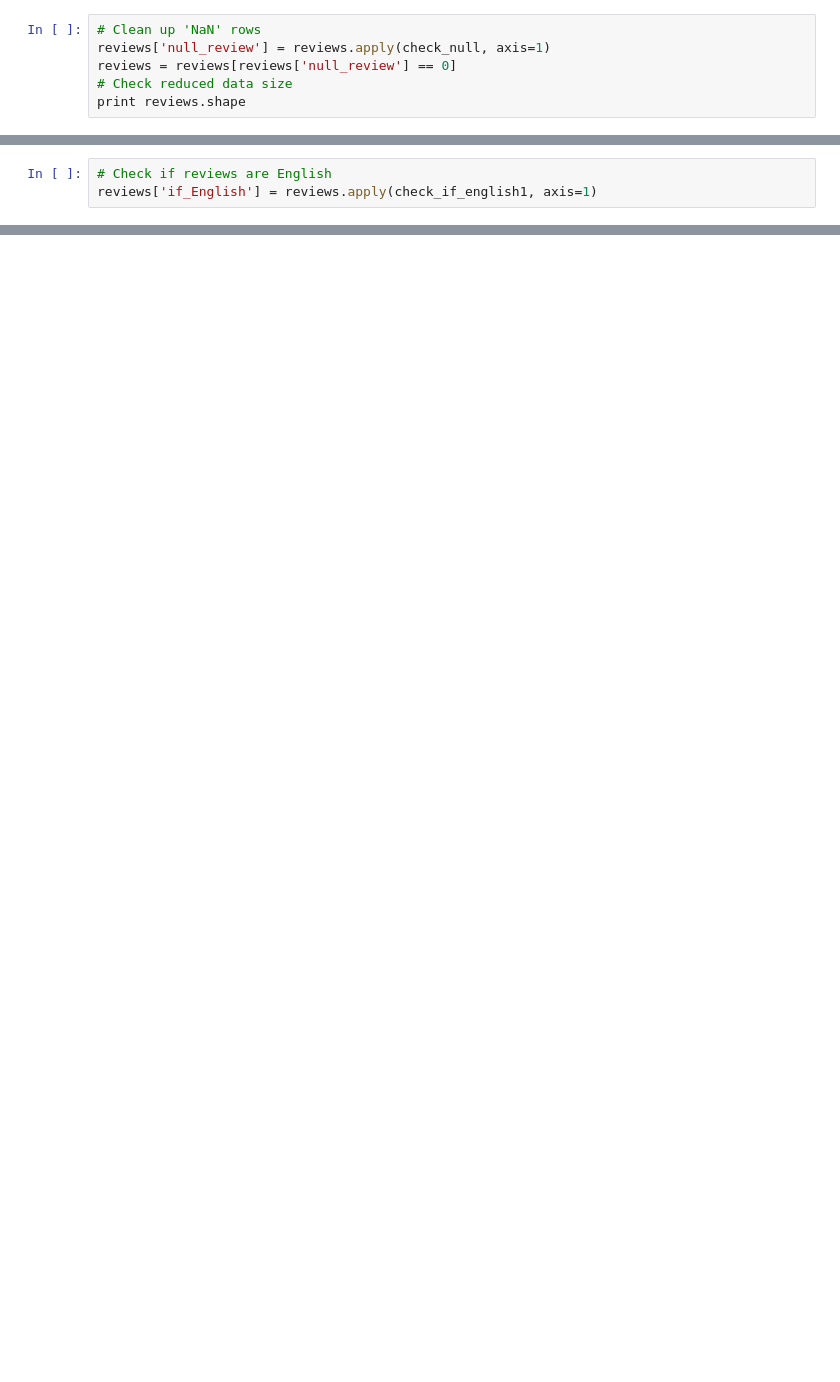
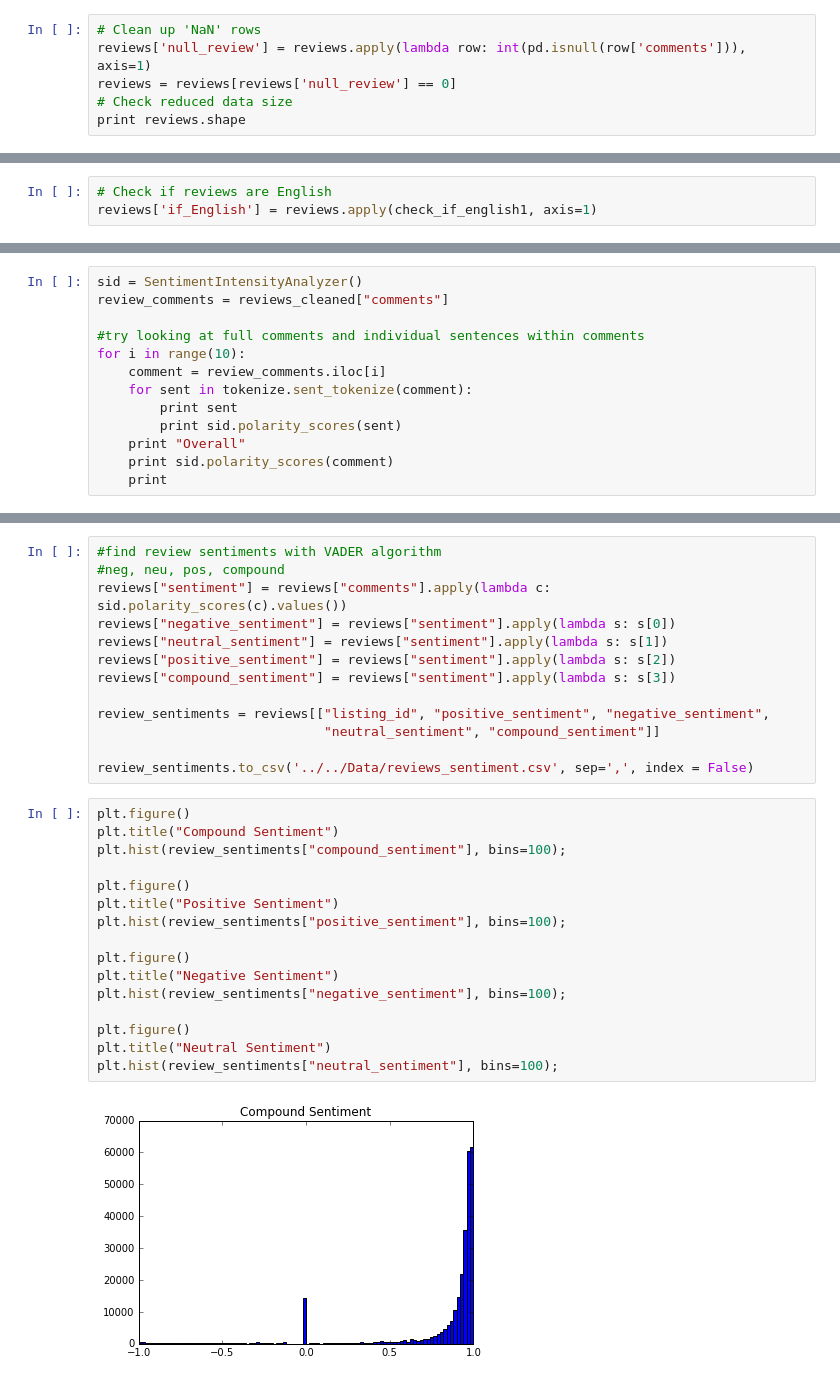
Before and after one commit to xwang146/cs109-airbnb-13, a Jupyter notebook: Code/01_load_exploration/Load_reviews.ipynb, the cells around one changed output, grey strips where cells are left out. Cells and saved outputs as stored; diff of their text form; blank space fills up the shorter version.

Commit message:
Adding nltk sentiment scores

```diff
--- a/Code/01_load_exploration/Load_reviews.ipynb
+++ b/Code/01_load_exploration/Load_reviews.ipynb
@@ -47,6 +43,6 @@ def check_null(row):
 # %%
 # Clean up 'NaN' rows
-reviews['null_review'] = reviews.apply(check_null, axis=1)
+reviews['null_review'] = reviews.apply(lambda row: int(pd.isnull(row['comments'])), axis=1)
 reviews = reviews[reviews['null_review'] == 0]
 # Check reduced data size
 print reviews.shape
@@ -103,0 +102,13 @@ reviews_cleaned.to_csv('./Data/reviews_cleaned.csv', sep=',', index = False)
+# %%
+sid = SentimentIntensityAnalyzer()
+review_comments = reviews_cleaned["comments"]
+
+#try looking at full comments and individual sentences within comments
+for i in range(10):
+    comment = review_comments.iloc[i]
+    for sent in tokenize.sent_tokenize(comment):
+        print sent
+        print sid.polarity_scores(sent)
+    print "Overall"
+    print sid.polarity_scores(comment)
+    print
@@ -103,0 +135,31 @@ reviews_cleaned.to_csv('./Data/reviews_cleaned.csv', sep=',', index = False)
+# %%
+#find review sentiments with VADER algorithm
+#neg, neu, pos, compound
+reviews["sentiment"] = reviews["comments"].apply(lambda c: sid.polarity_scores(c).values())
+reviews["negative_sentiment"] = reviews["sentiment"].apply(lambda s: s[0])
+reviews["neutral_sentiment"] = reviews["sentiment"].apply(lambda s: s[1])
+reviews["positive_sentiment"] = reviews["sentiment"].apply(lambda s: s[2])
+reviews["compound_sentiment"] = reviews["sentiment"].apply(lambda s: s[3])
+
+review_sentiments = reviews[["listing_id", "positive_sentiment", "negative_sentiment",
+                             "neutral_sentiment", "compound_sentiment"]]
+
+review_sentiments.to_csv('../../Data/reviews_sentiment.csv', sep=',', index = False)
+# %%
+plt.figure()
+plt.title("Compound Sentiment")
+plt.hist(review_sentiments["compound_sentiment"], bins=100);
+
+plt.figure()
+plt.title("Positive Sentiment")
+plt.hist(review_sentiments["positive_sentiment"], bins=100);
+
+plt.figure()
+plt.title("Negative Sentiment")
+plt.hist(review_sentiments["negative_sentiment"], bins=100);
+
+plt.figure()
+plt.title("Neutral Sentiment")
+plt.hist(review_sentiments["neutral_sentiment"], bins=100);
+# %% [output]
+[figure, added]
```
Also changed, not shown: parts of 15 cells of this notebook, 1 other file.
